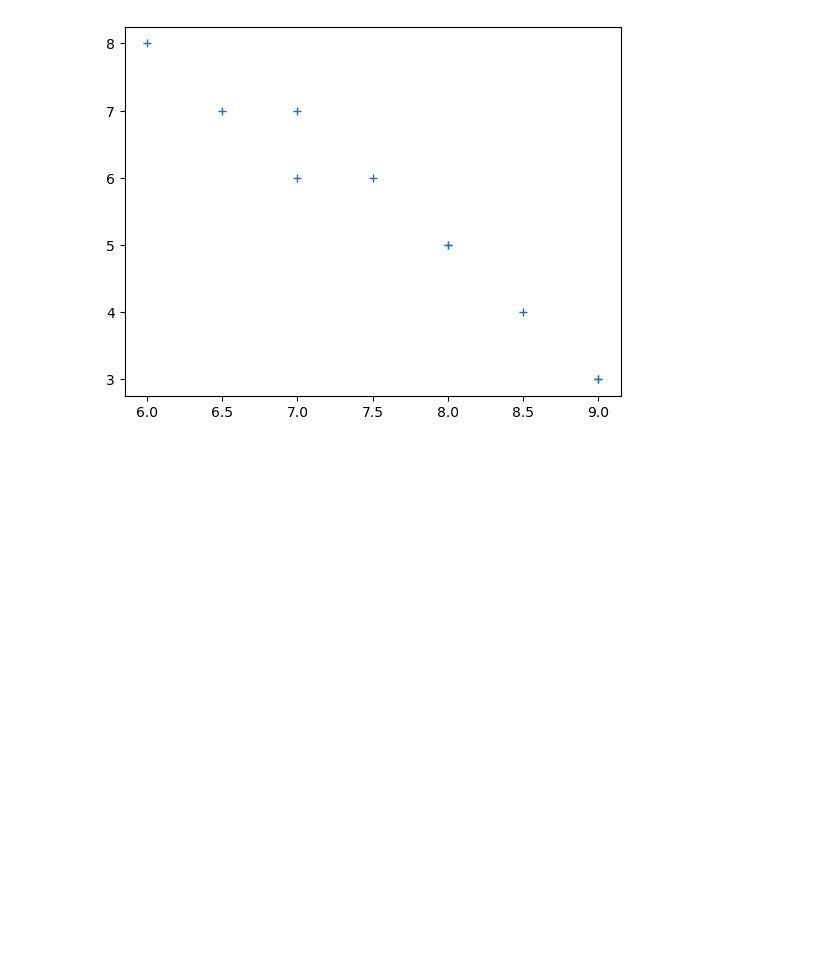
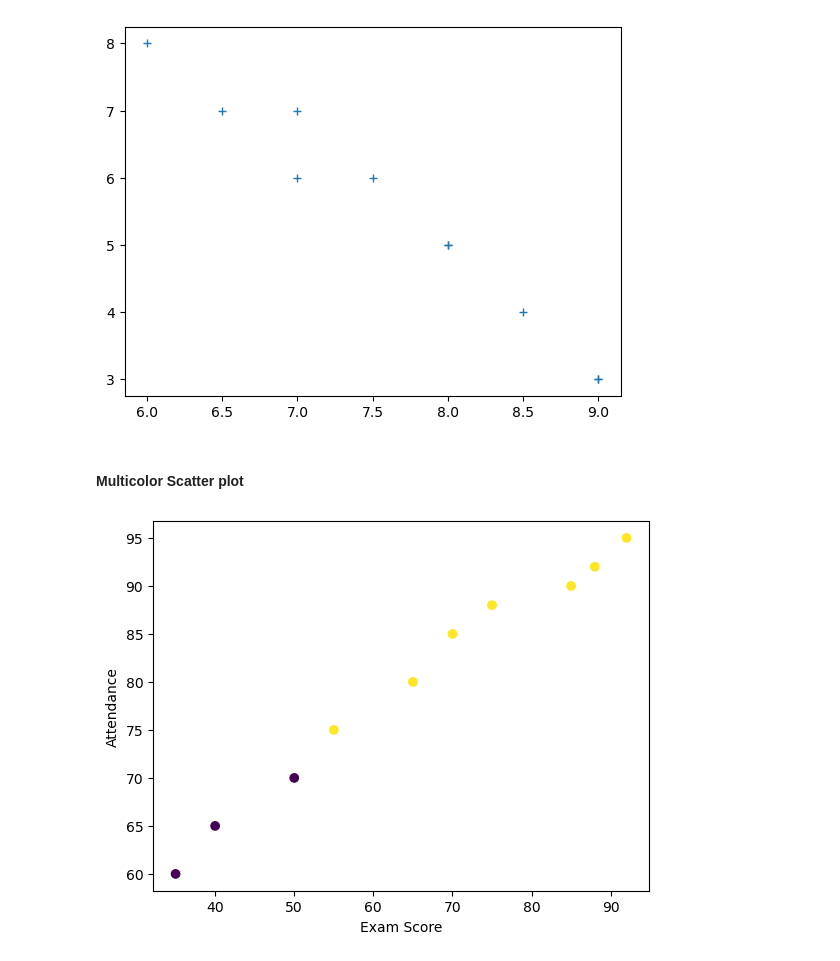
Before and after one commit to prazzzwal/Matplotlib_Seaborn_Learning, a Jupyter notebook: 1_Basics_Matplotlib/scatter_plot.ipynb, the cells around one changed output. Saved outputs shown, nothing was run; the diff lists cells and outputs as text; code cells hidden in the pictures; blank space fills up the shorter version.

Commit message:
scatter plot added

```diff
--- a/1_Basics_Matplotlib/scatter_plot.ipynb
+++ b/1_Basics_Matplotlib/scatter_plot.ipynb
@@ -54,3 +54,12 @@ plt.plot(df['Sleep_Hours'],df['Stress_Level'],'+')
 # %% [output]
 [<matplotlib.lines.Line2D at 0x...>]
 [figure]
+# %% [markdown]
+#### Multicolor Scatter plot
+# %%
+plt.scatter(df['Exam_Score'],df['Attendance_Percent'],c=df['Passed'])
+plt.xlabel('Exam Score')
+plt.ylabel('Attendance')
+plt.show()
+# %% [output]
+[figure, added]
```
